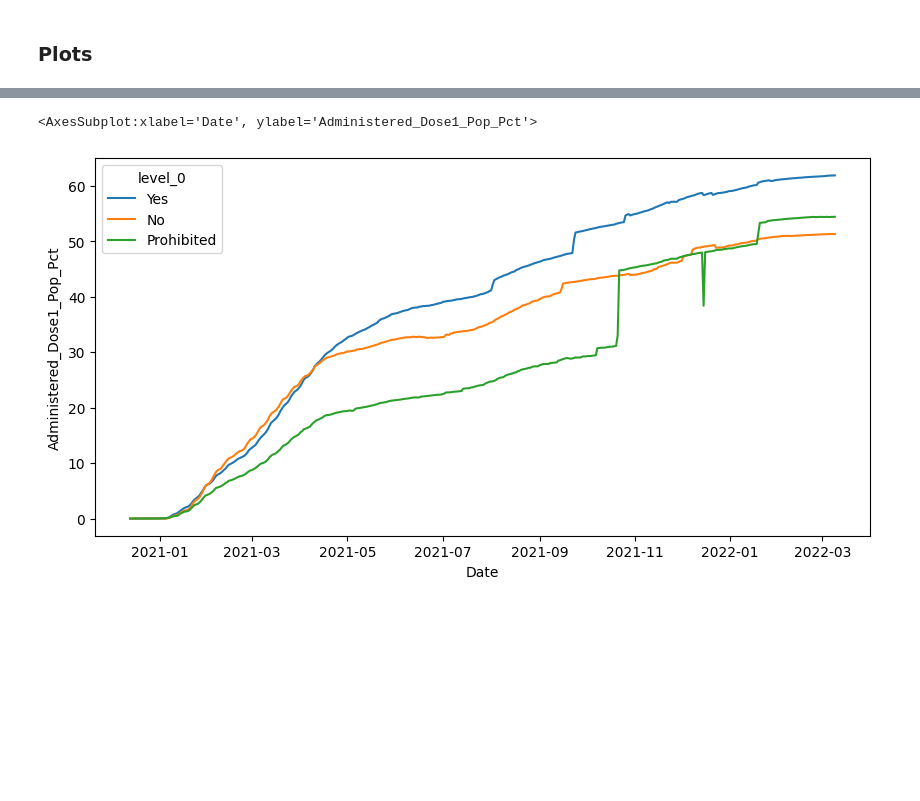
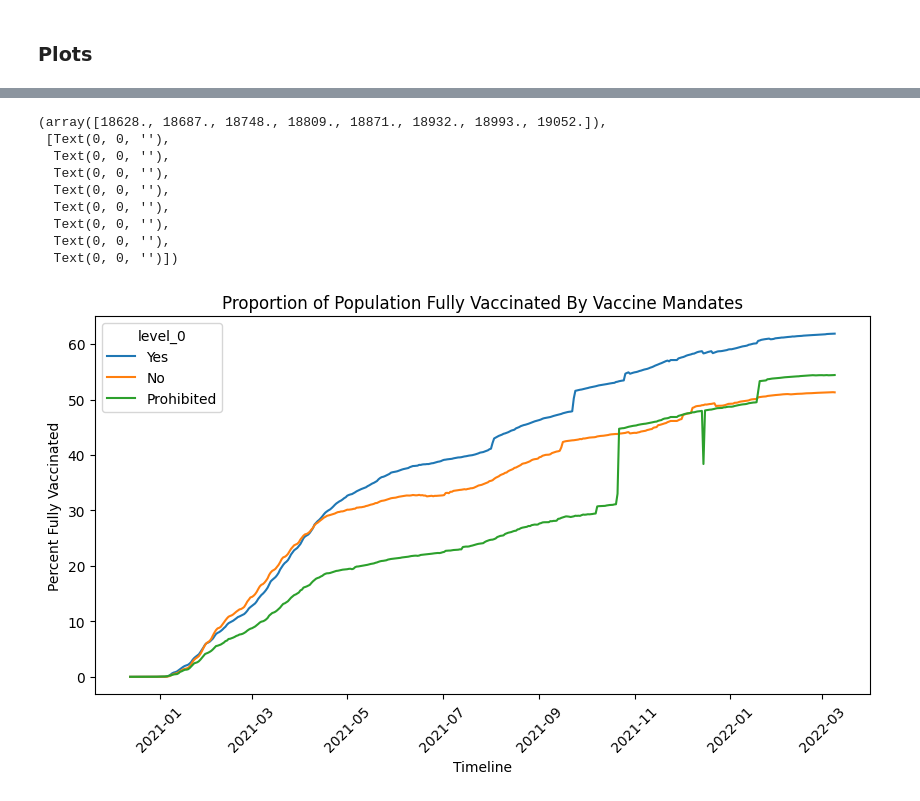
Before and after one commit to youribenadjaoud/mph-thesis, a Jupyter notebook: src/notebooks/domestic_exploration.ipynb, the cells around one changed output, grey strips where cells are left out. Cells and saved outputs as stored; diff of their text form; code cells hidden in the pictures; blank space fills up the shorter version.

```diff
--- a/src/notebooks/domestic_exploration.ipynb
+++ b/src/notebooks/domestic_exploration.ipynb
@@ -211,12 +211,24 @@ plt.xticks(rotation=45)
 # %%
 # CDC Vaccine Rates Plot
 # Something really weird going on here, need to double check raw data to see what is happening
 
 fig, ax = plt.subplots(figsize=(10, 5), dpi=100)
 
 sns.lineplot(
     data=vacc_all_cdc, x="Date", y="Administered_Dose1_Pop_Pct", hue="level_0", ci=None
 )
+
+ax.set(xlabel="Timeline", ylabel="Percent Fully Vaccinated")
+ax.set(title="Proportion of Population Fully Vaccinated By Vaccine Mandates")
+plt.xticks(rotation=45)
 # %% [output]
-<AxesSubplot:xlabel='Date', ylabel='Administered_Dose1_Pop_Pct'>
+(array([18628., 18687., 18748., 18809., 18871., 18932., 18993., 19052.]),
+ [Text(0, 0, ''),
+  Text(0, 0, ''),
+  Text(0, 0, ''),
+  Text(0, 0, ''),
+  Text(0, 0, ''),
+  Text(0, 0, ''),
+  Text(0, 0, ''),
+  Text(0, 0, '')])
-[figure, old version]
+[figure, new version]
```
Also changed, not shown: parts of 1 cell of this notebook, 4 other files.
